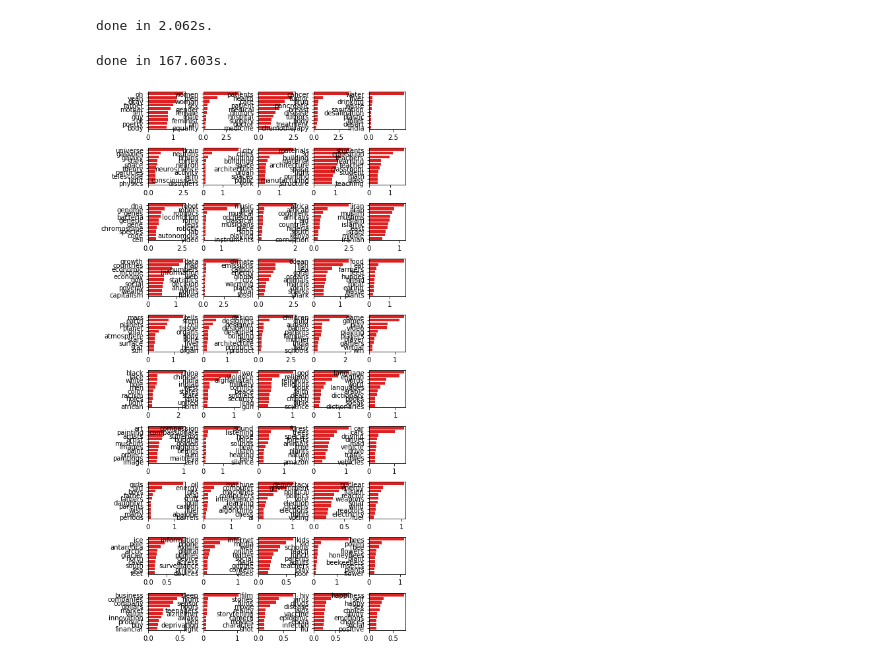
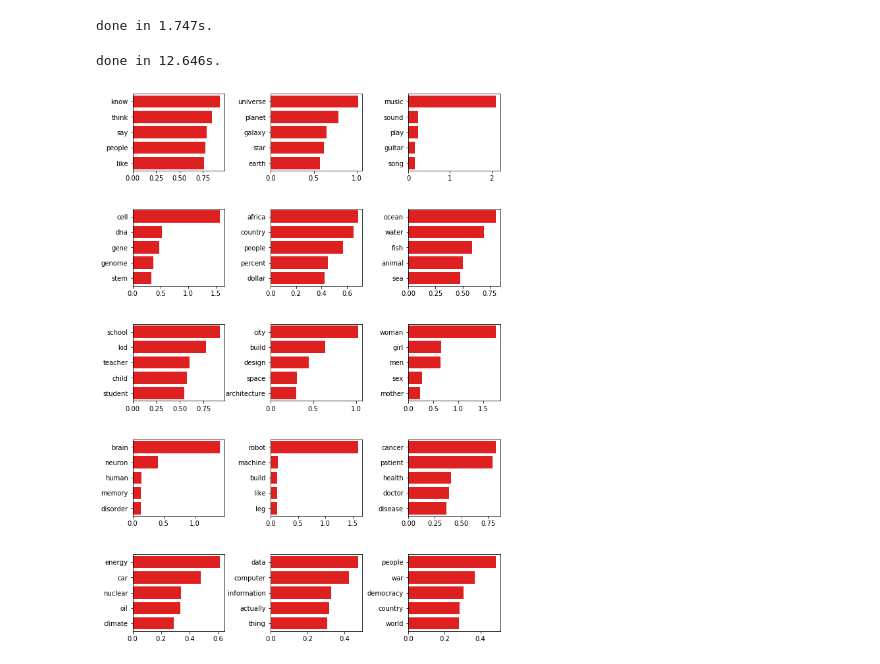
Before and after one commit to GlennChia/50_038_cds_project, a Jupyter notebook: notebooks/models/07_NMF.ipynb, the cells around one changed output. Cells and saved outputs as stored; diff of their text form; code cells hidden in the pictures.

Commit message:
Implementing topic modelling as a feature vector (15 models w/ squash 15)

```diff
--- a/notebooks/models/07_NMF.ipynb
+++ b/notebooks/models/07_NMF.ipynb
@@ -6,8 +6,9 @@ import seaborn as sns
 from time import time
 # %%
 INPUT_DATA_DIR = '../../data/processed/'
-INPUT_FILE_NAME = 'squashed_processed_data.pkl'
+INPUT_FILE_NAME = 'cleaned_squashed15_final.parquet'
+OUT_DATA_DIR = '../../data/processed/'
 # %%
-df = pd.read_pickle(INPUT_DATA_DIR + INPUT_FILE_NAME)
+df = pd.read_parquet(INPUT_DATA_DIR + INPUT_FILE_NAME)
 df.head()
 # %% [output]
@@ -22,46 +22,46 @@ df.head()
 from sklearn.feature_extraction.text import TfidfVectorizer
 vectorizer = TfidfVectorizer(stop_words="english",
                         use_idf=True,
-                        ngram_range=(1,1), # considering only 1-grams
+                        ngram_range=(1,1)) # considering only 1-grams
 #                         min_df = 0.05,     # cut words present in less than 5% of documents
-                        max_df = 0.3)      # cut words present in more than 30% of documents
+#                         max_df = 0.3)      # cut words present in more than 30% of documents
 t0 = time()
 
-tfidf = vectorizer.fit_transform(df['transcript'])
+tfidf = vectorizer.fit_transform(df['clean_transcript_string'])
 print("done in %0.3fs." % (time() - t0))
 # %% [output]
-done in 2.062s.
+done in 1.747s.
 # %%
 from sklearn.decomposition import NMF
 
 t1 = time()
 
-n_topics = 50
+n_topics = 15
 nmf = NMF(n_components=n_topics,random_state=0)
 
 topics = nmf.fit_transform(tfidf)
-top_n_words = 10
+top_n_words = 5
 t_words, word_strengths = {}, {}
 for t_id, t in enumerate(nmf.components_):
     t_words[t_id] = [vectorizer.get_feature_names()[i] for i in t.argsort()[:-top_n_words - 1:-1]]
     word_strengths[t_id] = t[t.argsort()[:-top_n_words - 1:-1]]
 print("done in %0.3fs." % (time() - t1))
 # %% [output]
-done in 167.603s.
+done in 12.646s.
 # %%
-fig, ax = plt.subplots(figsize=(7,15), ncols=5, nrows=10)
+fig, ax = plt.subplots(figsize=(10,15), ncols=3, nrows=5)
 plt.subplots_adjust(
     wspace  =  0.5,
     hspace  =  0.5
 )
 c=0
-for row in range(0,10):
-    for col in range(0,5):
+for row in range(0,5):
+    for col in range(0,3):
         sns.barplot(x=word_strengths[c], y=t_words[c], color="red", ax=ax[row][col])
         c+=1
 plt.show()
 # %% [output]
-[figure, old version]
+[figure, new version]
 # %%
 # Formulating a pipeline to insert a document and extract the topics pertinency
 from sklearn.pipeline import Pipeline
```
Also changed, not shown: parts of 21 cells of this notebook, 4 other files.
